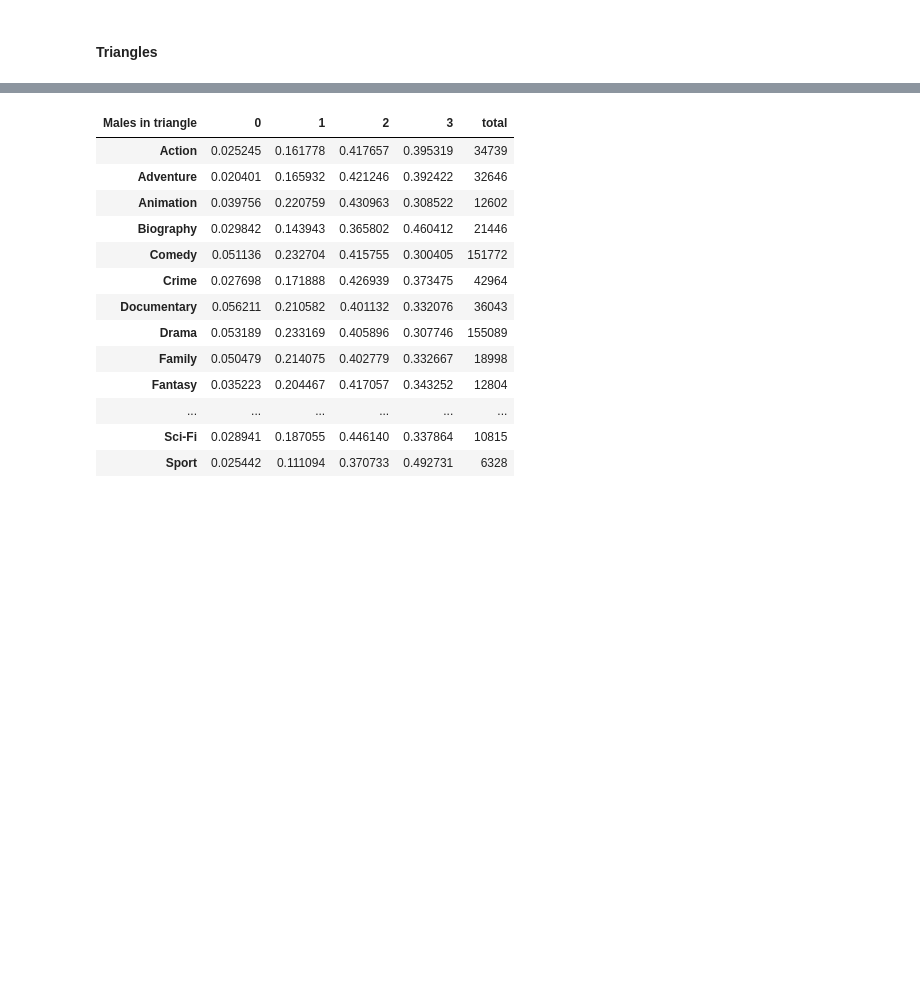
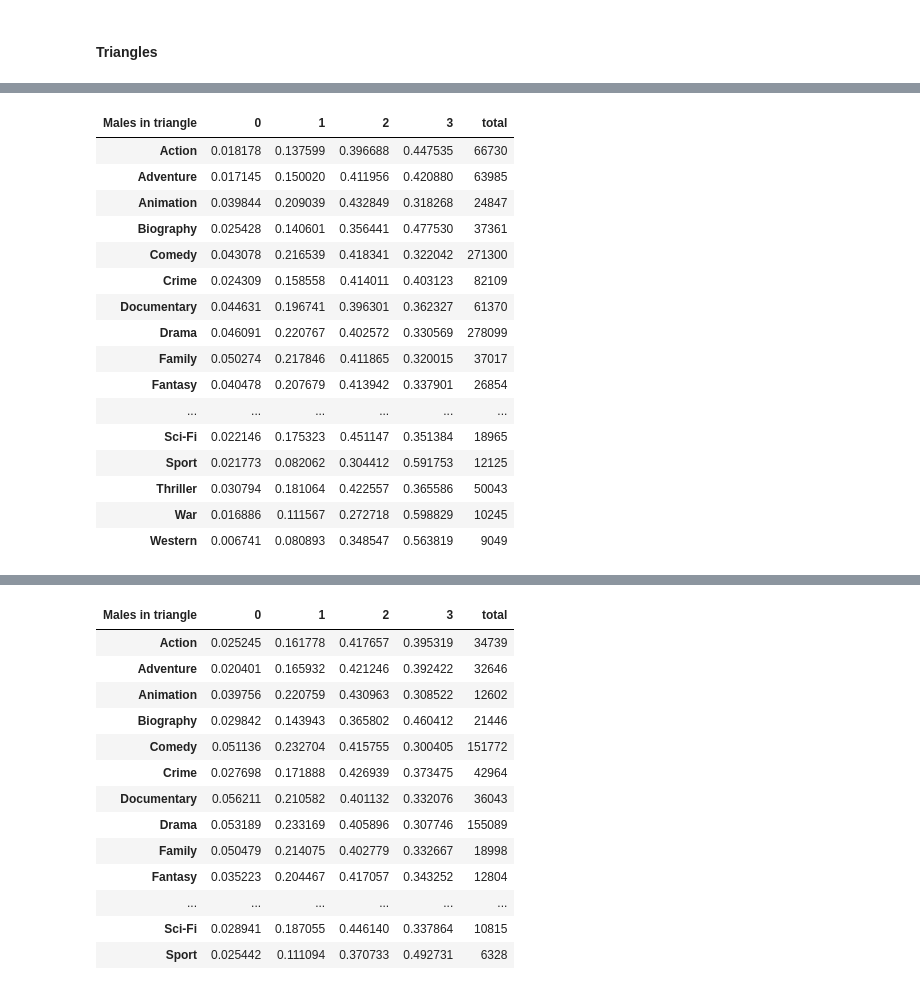
Before and after one commit to data4goodlab/subs2network, a Jupyter notebook: subs2graph/IMDB-Gender-Results.ipynb, the cells around one changed output, grey strips where cells are left out. Drawn from its saved outputs; the diff is of its cells as text; code cells hidden in the pictures; blank space fills up the shorter version.

```diff
--- a/subs2graph/IMDB-Gender-Results.ipynb
+++ b/subs2graph/IMDB-Gender-Results.ipynb
@@ -656,0 +599,2 @@ Name: sum, dtype: int64
+# %%
+t = count_triangles()
@@ -656,0 +613,20 @@ Name: sum, dtype: int64
+# %%
+t
+# %% [output]
+| Males in triangle | 0 | 1 | 2 | 3 | total |
+| Action | 0.018178 | 0.137599 | 0.396688 | 0.447535 | 66730 |
+| Adventure | 0.017145 | 0.150020 | 0.411956 | 0.420880 | 63985 |
+| Animation | 0.039844 | 0.209039 | 0.432849 | 0.318268 | 24847 |
+| Biography | 0.025428 | 0.140601 | 0.356441 | 0.477530 | 37361 |
+| Comedy | 0.043078 | 0.216539 | 0.418341 | 0.322042 | 271300 |
+| Crime | 0.024309 | 0.158558 | 0.414011 | 0.403123 | 82109 |
+| Documentary | 0.044631 | 0.196741 | 0.396301 | 0.362327 | 61370 |
+| Drama | 0.046091 | 0.220767 | 0.402572 | 0.330569 | 278099 |
+| Family | 0.050274 | 0.217846 | 0.411865 | 0.320015 | 37017 |
+| Fantasy | 0.040478 | 0.207679 | 0.413942 | 0.337901 | 26854 |
+| ... | ... | ... | ... | ... | ... |
+| Sci-Fi | 0.022146 | 0.175323 | 0.451147 | 0.351384 | 18965 |
+| Sport | 0.021773 | 0.082062 | 0.304412 | 0.591753 | 12125 |
+| Thriller | 0.030794 | 0.181064 | 0.422557 | 0.365586 | 50043 |
+| War | 0.016886 | 0.111567 | 0.272718 | 0.598829 | 10245 |
+| Western | 0.006741 | 0.080893 | 0.348547 | 0.563819 | 9049 |
```
Also changed, not shown: parts of 40 cells of this notebook, 4 other files.
